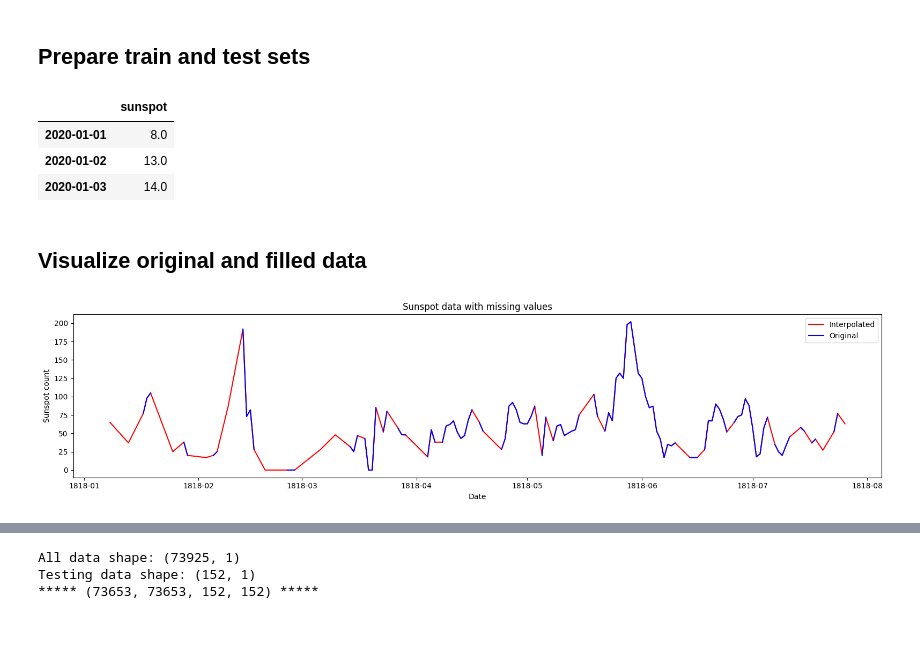
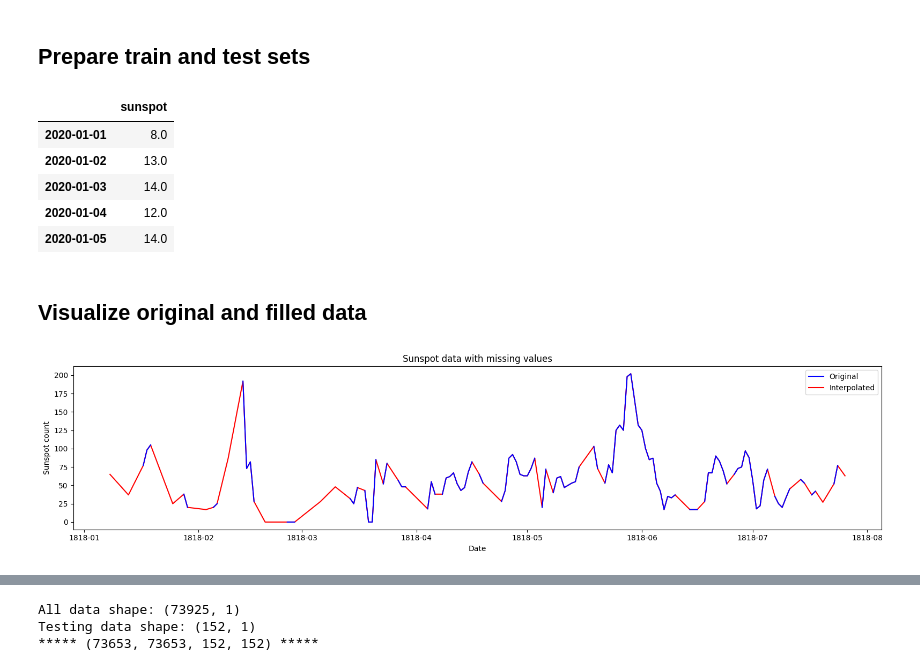
Before and after one commit to pintamonas4575/SERTEMP-project-MAADM-UPM, a Jupyter notebook: SERTEMP_forecasting_sunspot.ipynb, the cells around one changed output, grey strips where cells are left out. Drawn from its saved outputs; the diff is of its cells as text; code cells hidden in the pictures; blank space fills up the shorter version.

```diff
--- a/SERTEMP_forecasting_sunspot.ipynb
+++ b/SERTEMP_forecasting_sunspot.ipynb
@@ -69,23 +74,26 @@ filled_data = training_data.interpolate(method='linear', inplace=False)
 
 # The nonmissing data starts from 2020, it is filled with LOCF, some errors are to be expected
 TESTING_DATA = to_dataframe(nonmissing_data)[datetime.datetime(2020, 1, 1):]
-TESTING_DATA.head(3)
+TESTING_DATA.head()
 # %% [output]
 |  | sunspot |
 | 2020-01-01 | 8.0 |
 | 2020-01-02 | 13.0 |
 | 2020-01-03 | 14.0 |
+| 2020-01-04 | 12.0 |
+| 2020-01-05 | 14.0 |
 # %% [markdown]
 ## **Visualize original and filled data**
 # %%
 plt.figure(figsize=(16,4))
 plt.plot(filled_data[:200], color='red', label='Interpolated')
 plt.plot(training_data[:200], color='blue', label='Original')
 plt.title('Sunspot data with missing values')
-plt.legend()
 plt.xlabel('Date')
 plt.ylabel('Sunspot count')
+handles, labels = plt.gca().get_legend_handles_labels()
+plt.legend(handles[::-1], labels[::-1])
 plt.tight_layout()
 plt.show()
 # %% [output]
-[figure, old version]
+[figure, new version]
```
Also changed, not shown: parts of 17 cells of this notebook.
